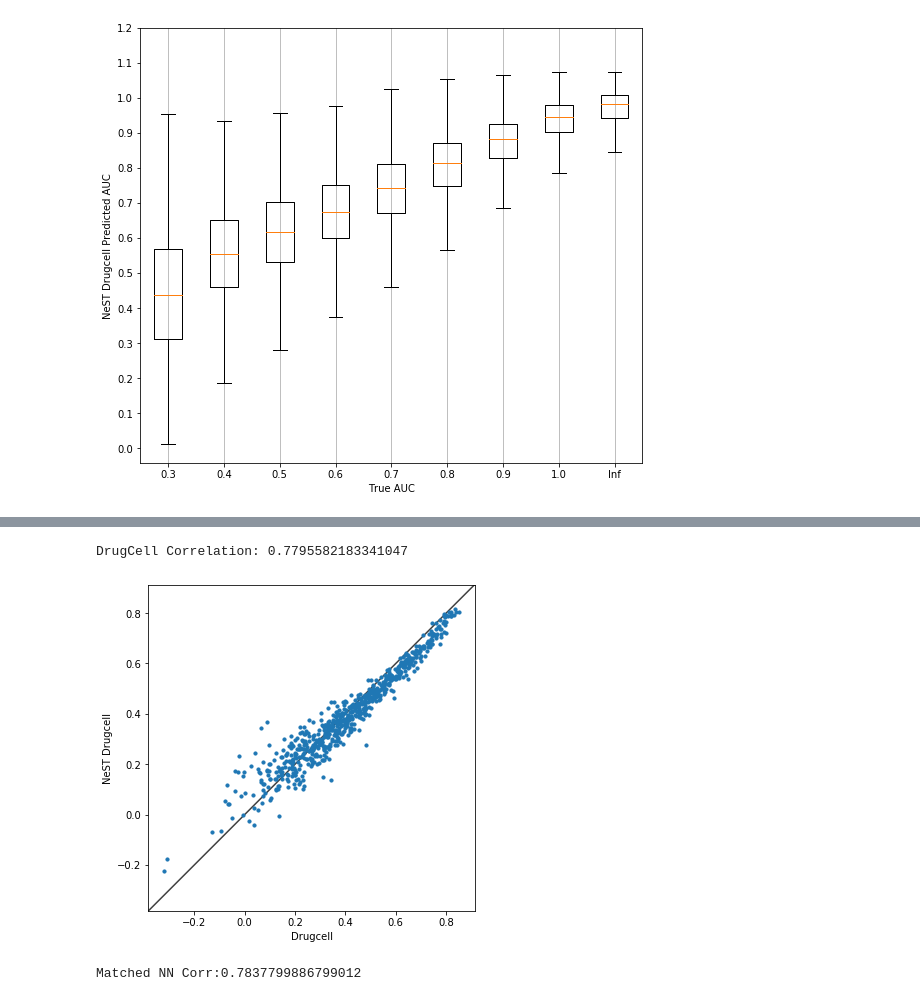
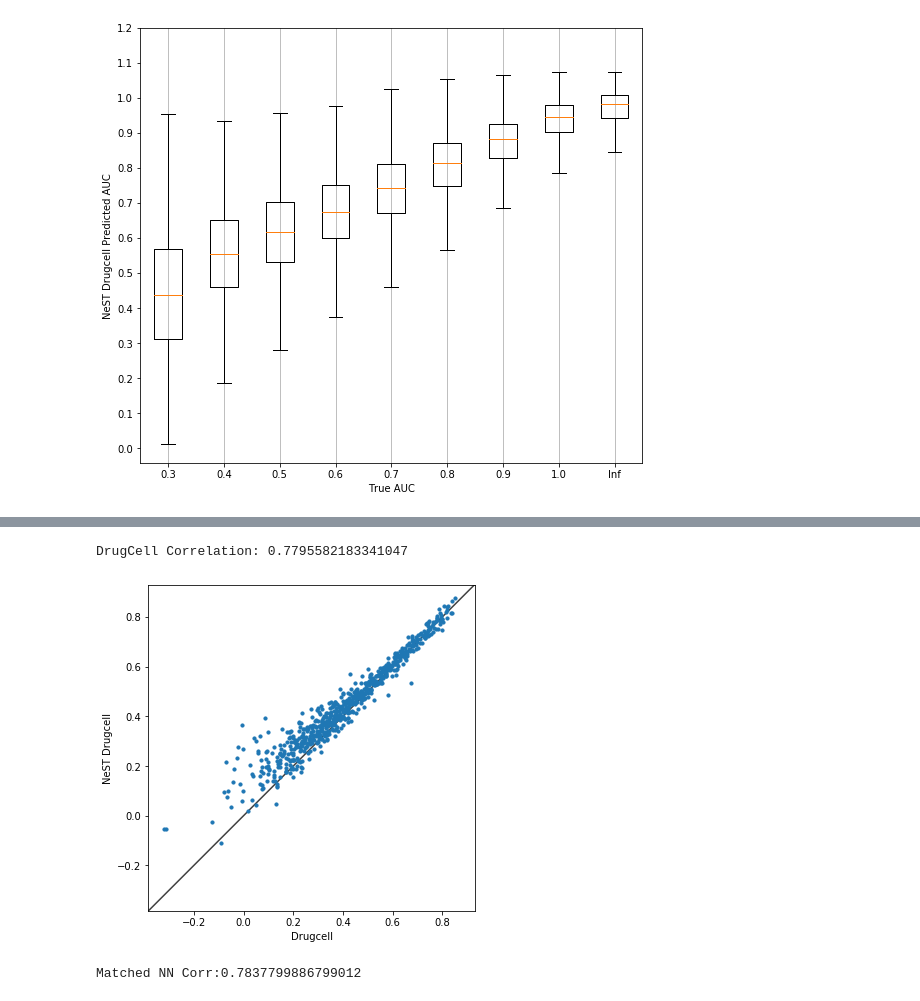
Before and after one commit to enmsilva/nest_drugcell, a Jupyter notebook: code/result_analysis.ipynb, the cells around one changed output, grey strips where cells are left out. Drawn from its saved outputs; the diff is of its cells as text; code cells hidden in the pictures.

```diff
--- a/code/result_analysis.ipynb
+++ b/code/result_analysis.ipynb
@@ -99,7 +97,7 @@ def get_boxplot(test_df, predicted, x_title, y_title):
 
     plt.show()
 # %%
-def compare_corr(x_test_df, y_test_df, x_label, y_label, x_title, y_title, size):
+def compare_corr(x_test_df, y_test_df, x_label, y_label, x_title, y_title):
     X_corr = []
     Y_corr = []
     x_drug_pos_map = get_drug_pos_map(x_test_df, drugs)
@@ -116,7 +114,7 @@ def compare_corr(x_test_df, y_test_df, x_label, y_label, x_title, y_title, size)
 
     fig = plt.figure(figsize=(9, 6))
     ax = fig.add_subplot(111)
-    ax.scatter(X_corr, Y_corr, s = size)
+    ax.scatter(X_corr, Y_corr, s = 10)
 
     ax.set_xlabel(x_title)
     ax.set_ylabel(y_title)
@@ -164,11 +180,9 @@ DrugCell Correlation: 0.7838578924150422
 # %%
-size = 10
-
 corr = stats.spearmanr(drugcell_pred, test_df['AUC'])[0]
 print("DrugCell Correlation: " + str(corr))
 
-compare_corr(test_df, drugcell_pred, nest_drugcell_pred_cv, "Drugcell", "NeST Drugcell", size)
+compare_corr(test_df, test_df, drugcell_pred, nest_drugcell_pred, "Drugcell", "NeST Drugcell")
 # %% [output]
 DrugCell Correlation: 0.7795582183341047
-[figure, old version]
+[figure, new version]
 # %%
```
Also changed, not shown: parts of 17 cells of this notebook, 4 other files.
